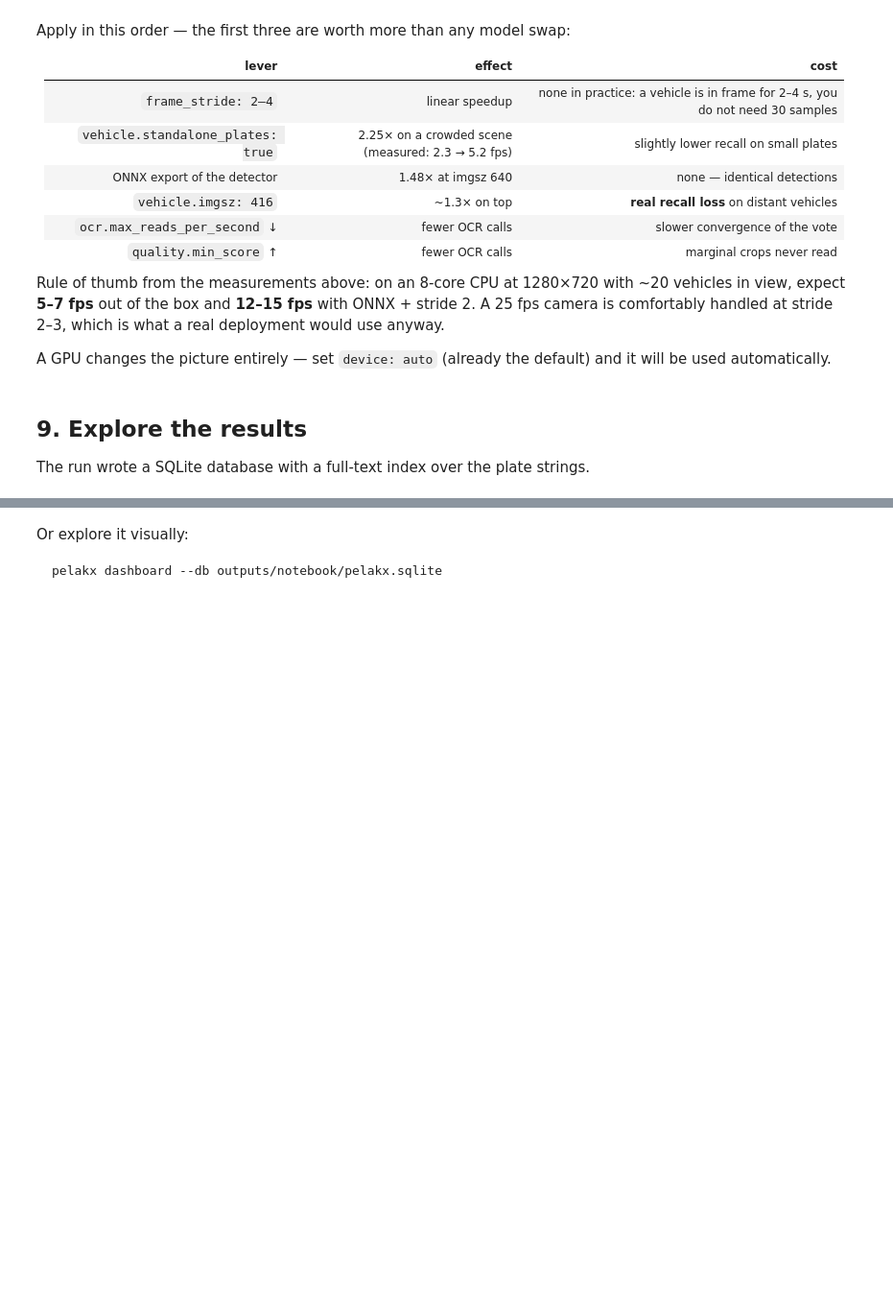
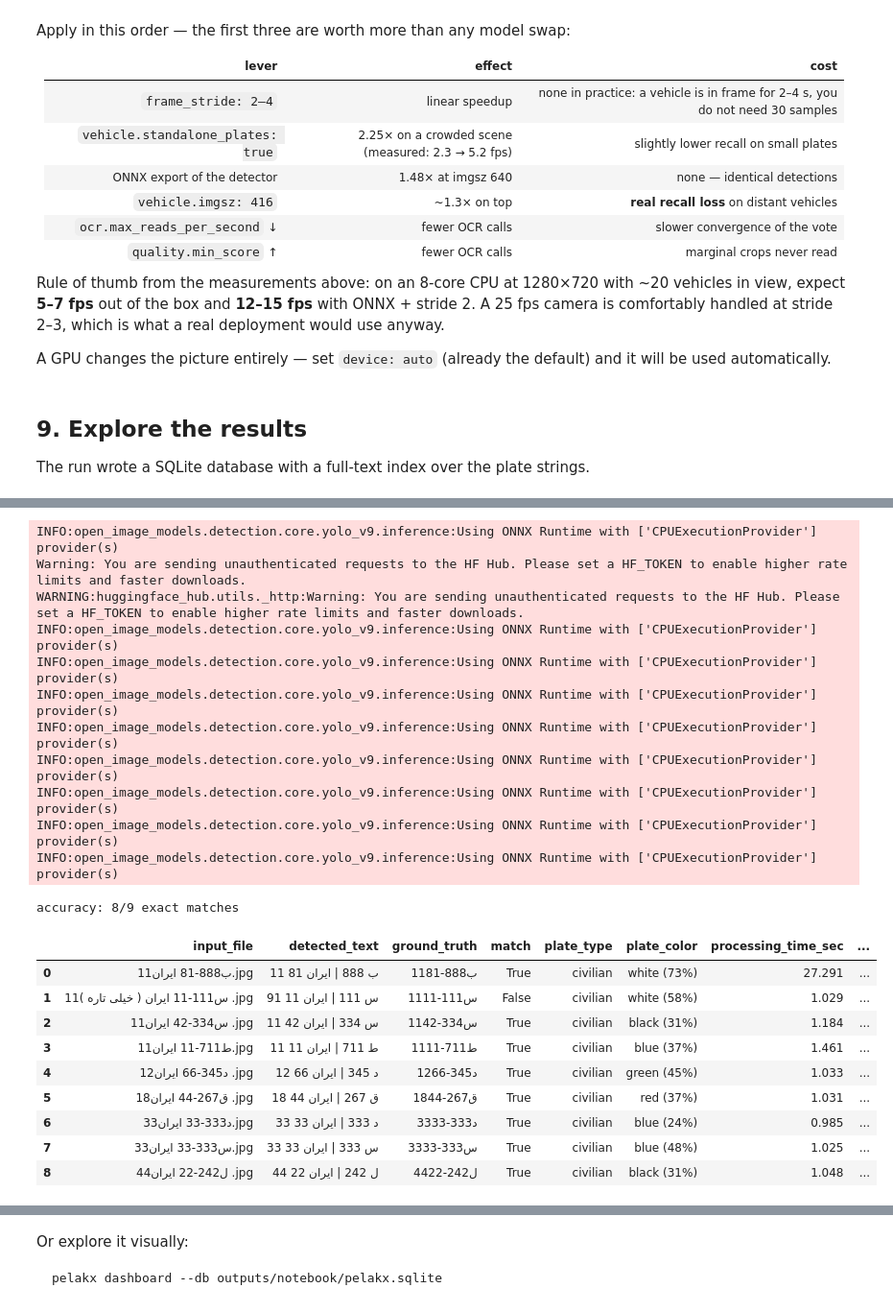
Before and after one commit to ParsaVictor/pelakx-license-plate-detection, a Jupyter notebook: notebooks/PelakX_Quickstart.ipynb, the cells around one changed output, grey strips where cells are left out. Shown at 96% size. Saved outputs shown, nothing was run; the diff lists cells and outputs as text; code cells hidden in the pictures; blank space fills up the shorter version.

```diff
--- a/notebooks/PelakX_Quickstart.ipynb
+++ b/notebooks/PelakX_Quickstart.ipynb
@@ -469,0 +732,52 @@ with EventStore("outputs/notebook/pelakx.sqlite") as store:
+# %%
+# Run it. Set to False to skip (e.g. no network for model downloads) and
+# just read the pre-recorded results table in the markdown cell below.
+RUN_GROUND_TRUTH_BENCHMARK = True
+
+import pandas as pd
+rows = []
+if RUN_GROUND_TRUTH_BENCHMARK:
+    root = Path(INPUT_PATH)
+    for fname, gt in GROUND_TRUTH.items():
+        if fname.lower().endswith((".mp4", ".avi", ".mov")):
+            continue  # videos are benchmarked separately below (they're slow)
+        p = root / fname
+        if not p.exists():
+            print("missing:", fname); continue
+        try:
+            rows.append(run_one(p, gt))
+        except Exception as exc:
+            rows.append({"input_file": fname, "detected_text": f"ERROR: {exc}",
+                         "ground_truth": gt, "match": False, "plate_type": "",
+                         "plate_color": "", "processing_time_sec": None})
+    df = pd.DataFrame(rows)
+    Path(OUT_DIR).mkdir(parents=True, exist_ok=True)
+    df.to_csv(Path(OUT_DIR) / "results.csv", index=False, encoding="utf-8-sig")
+    print(f"accuracy: {df['match'].sum()}/{df['match'].notna().sum()} exact matches")
+    display(df)
+else:
+    print("RUN_GROUND_TRUTH_BENCHMARK is False — see the results table below for the "
+          "already-executed real run (outputs/eval_run/results.json in the repo).")
+# %% [output]
+INFO:open_image_models.detection.core.yolo_v9.inference:Using ONNX Runtime with ['CPUExecutionProvider'] provider(s)
+Warning: You are sending unauthenticated requests to the HF Hub. Please set a HF_TOKEN to enable higher rate limits and faster downloads.
+WARNING:huggingface_hub.utils._http:Warning: You are sending unauthenticated requests to the HF Hub. Please set a HF_TOKEN to enable higher rate limits and faster downloads.
+INFO:open_image_models.detection.core.yolo_v9.inference:Using ONNX Runtime with ['CPUExecutionProvider'] provider(s)
+INFO:open_image_models.detection.core.yolo_v9.inference:Using ONNX Runtime with ['CPUExecutionProvider'] provider(s)
+INFO:open_image_models.detection.core.yolo_v9.inference:Using ONNX Runtime with ['CPUExecutionProvider'] provider(s)
+INFO:open_image_models.detection.core.yolo_v9.inference:Using ONNX Runtime with ['CPUExecutionProvider'] provider(s)
+INFO:open_image_models.detection.core.yolo_v9.inference:Using ONNX Runtime with ['CPUExecutionProvider'] provider(s)
+INFO:open_image_models.detection.core.yolo_v9.inference:Using ONNX Runtime with ['CPUExecutionProvider'] provider(s)
+INFO:open_image_models.detection.core.yolo_v9.inference:Using ONNX Runtime with ['CPUExecutionProvider'] provider(s)
+INFO:open_image_models.detection.core.yolo_v9.inference:Using ONNX Runtime with ['CPUExecutionProvider'] provider(s)
+accuracy: 8/9 exact matches
+|  | input_file | detected_text | ground_truth | match | plate_type | plate_color | processing_time_sec | ... |
+| 0 | 11ب888-81 ایران.jpg | 11 ب 888 | ایران 81 | 11ب888-81 | True | civilian | white (73%) | 27.291 | ... |
+| 1 | 11س111-11 ایران ( خیلی تاره ) .jpg | 91 س 111 | ایران 11 | 11س111-11 | False | civilian | white (58%) | 1.029 | ... |
+| 2 | 11س334-42 ایران .jpg | 11 س 334 | ایران 42 | 11س334-42 | True | civilian | black (31%) | 1.184 | ... |
+| 3 | 11ط711-11 ایران.jpg | 11 ط 711 | ایران 11 | 11ط711-11 | True | civilian | blue (37%) | 1.461 | ... |
+| 4 | 12د345-66 ایران .jpg | 12 د 345 | ایران 66 | 12د345-66 | True | civilian | green (45%) | 1.033 | ... |
+| 5 | 18ق267-44 ایران .jpg | 18 ق 267 | ایران 44 | 18ق267-44 | True | civilian | red (37%) | 1.031 | ... |
+| 6 | 33د333-33 ایران.jpg | 33 د 333 | ایران 33 | 33د333-33 | True | civilian | blue (24%) | 0.985 | ... |
+| 7 | 33س333-33 ایران.jpg | 33 س 333 | ایران 33 | 33س333-33 | True | civilian | blue (48%) | 1.025 | ... |
+| 8 | 44ل242-22 ایران .jpg | 44 ل 242 | ایران 22 | 44ل242-22 | True | civilian | black (31%) | 1.048 | ... |
```
Also changed, not shown: parts of 35 cells of this notebook, 8 other files.
